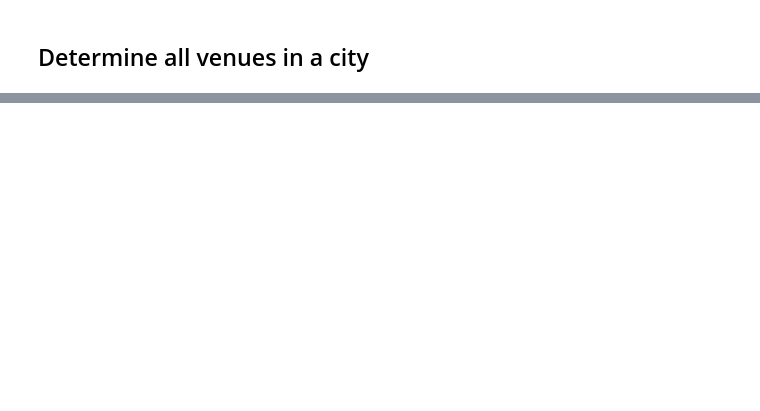
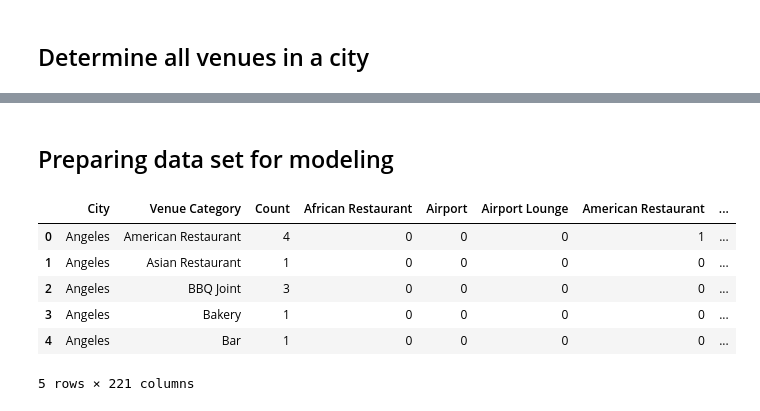
Before and after one commit to aldencabajar/coursera_capstone, a Jupyter notebook: capstone_project_notebook .ipynb, the cells around one changed output, grey strips where cells are left out. Drawn from its saved outputs; the diff is of its cells as text; code cells hidden in the pictures; blank space fills up the shorter version.

```diff
--- a/capstone_project_notebook .ipynb
+++ b/capstone_project_notebook .ipynb
@@ -213,2 +260,7 @@ city_info_fnl.shape
 # %% [markdown]
 ## Determine all venues in a city
+# %%
+CLIENT_ID = '0SO1TRZIQORZHKDFFX0KWSMEOCWSBGKVSF3UVCQUHGIWVVL3' #  Foursquare ID
+CLIENT_SECRET = 'YOPKZ01NZKOVPXXZJCAC4YZUI52BS0JKX2DZ34EWFUTIE4SQ' #  Foursquare Secret
+VERSION = '20180605' #  API version
+LIMIT = 500
@@ -214,0 +328,3 @@ city_info_fnl.shape
+# %%
+venue_list = getNearbyVenues(names = np.array(city_info_fnl.City), latitudes = np.array(city_info_fnl.Latitude),
+                            longitudes = np.array(city_info_fnl.Longitude), radius = np.array(city_info_fnl.radius))
@@ -214,0 +382,23 @@ city_info_fnl.shape
+# %% [markdown]
+## Preparing data set for modeling
+# %%
+venue_list.rename(columns = {'Neighborhood':  'City'}, inplace = True)
+venue_list_onehot = pd.get_dummies(venue_list[['Venue Category']], prefix = '', prefix_sep = '')
+venue_list_onehot.insert(0, 'City', venue_list['City'])
+
+venue_grouped = venue_list.groupby(['City', 'Venue Category']).size().reset_index().rename(columns = {0: 'Count'})
+venue_list_onehot = pd.get_dummies(venue_grouped[['Venue Category']], prefix = '', prefix_sep = '')
+venue_grouped_onehot = pd.concat([venue_grouped, venue_list_onehot], axis = 1) \
+.join(city_info_fnl[['City','Population', 'Area_km2', 'pop_density']].set_index('City'),
+     on = 'City', how = 'left')
+
+
+venue_grouped_onehot.head()
+# %% [output]
+|  | City | Venue Category | Count | African Restaurant | Airport | Airport Lounge | American Restaurant | ... |
+| 0 | Angeles | American Restaurant | 4 | 0 | 0 | 0 | 1 | ... |
+| 1 | Angeles | Asian Restaurant | 1 | 0 | 0 | 0 | 0 | ... |
+| 2 | Angeles | BBQ Joint | 3 | 0 | 0 | 0 | 0 | ... |
+| 3 | Angeles | Bakery | 1 | 0 | 0 | 0 | 0 | ... |
+| 4 | Angeles | Bar | 1 | 0 | 0 | 0 | 0 | ... |
+5 rows × 221 columns
```
Also changed, not shown: parts of 24 cells of this notebook.
